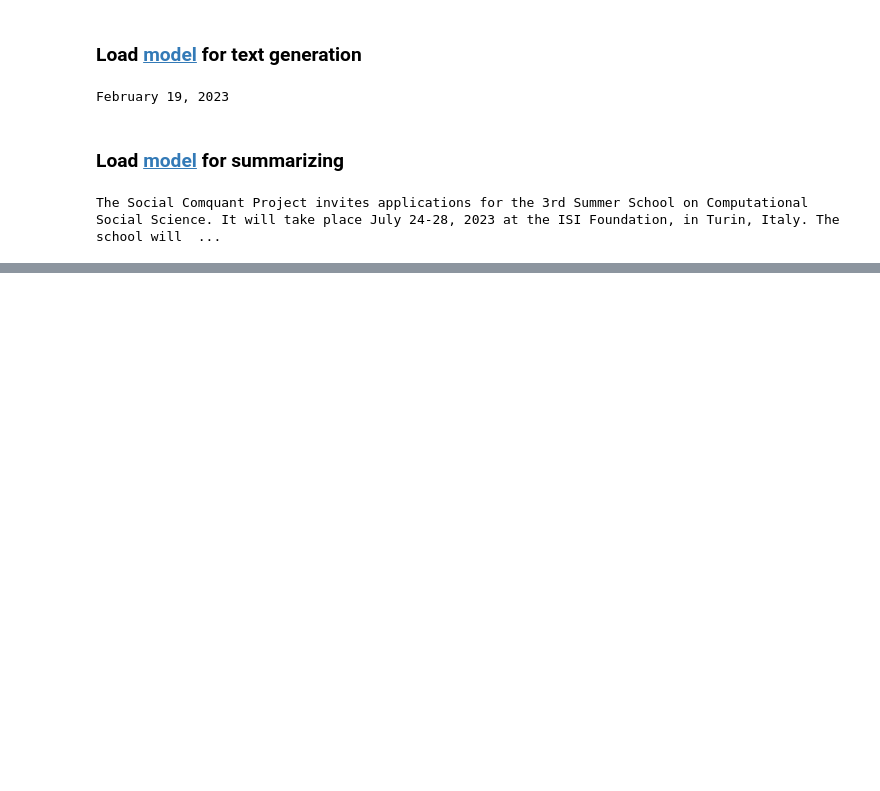
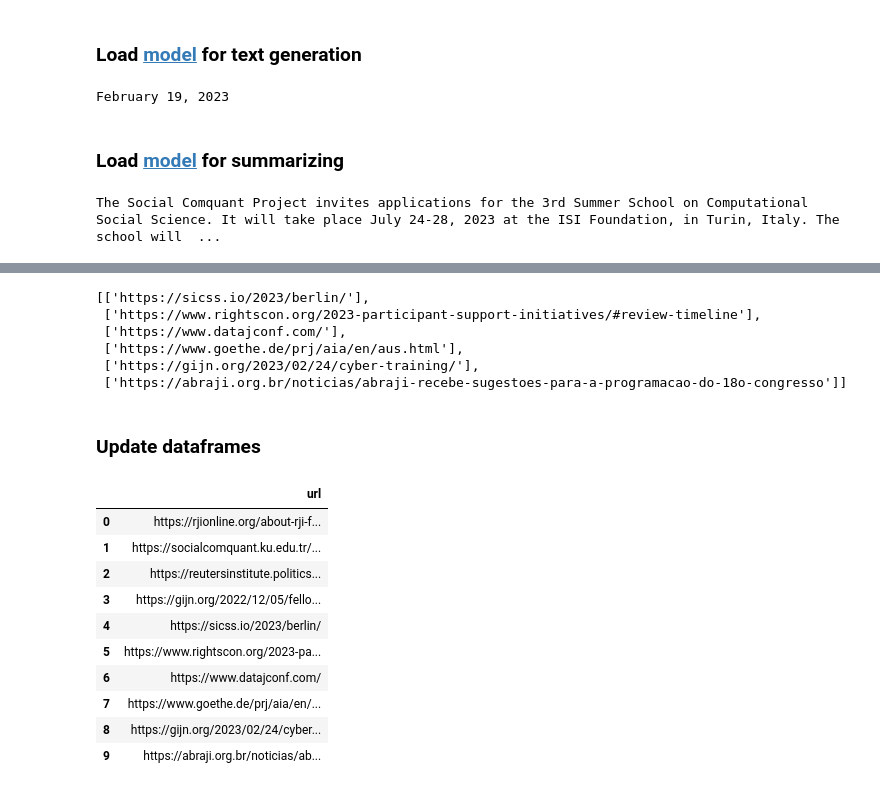
Before and after one commit to fer-aguirre/opportunities-db, a Jupyter notebook: notebooks/0.0-analyzing-data.ipynb, the cells around one changed output, grey strips where cells are left out. Saved outputs shown, nothing was run; the diff lists cells and outputs as text; code cells hidden in the pictures; blank space fills up the shorter version.

Commit message:
Update notebook to analyze data

```diff
--- a/notebooks/0.0-analyzing-data.ipynb
+++ b/notebooks/0.0-analyzing-data.ipynb
@@ -14,0 +18,6 @@ from transformers import AutoTokenizer, AutoModelForSeq2SeqLM, pipeline
+# %%
+import opportunities_db.data.load as load
+
+data_raw = load.data_raw
+data_processed = load.data_processed
+new_version = load.new_version
@@ -115,0 +147,30 @@ The Social Comquant Project invites applications for the 3rd Summer School on Co
+# %%
+urls = diff.values.tolist()
+urls
+# %% [output]
+[['https://sicss.io/2023/berlin/'],
+ ['https://www.rightscon.org/2023-participant-support-initiatives/#review-timeline'],
+ ['https://www.datajconf.com/'],
+ ['https://www.goethe.de/prj/aia/en/aus.html'],
+ ['https://gijn.org/2023/02/24/cyber-training/'],
+ ['https://abraji.org.br/noticias/abraji-recebe-sugestoes-para-a-programacao-do-18o-congresso']]
+# %% [markdown]
+### Update dataframes
+# %%
+df1 = pd.read_csv(data_raw)
+df2 = pd.read_csv(new_version)
+# %%
+df_join = df1.merge(df2, how='outer', on='url')
+df_join
+# %% [output]
+|  | url |
+| 0 | https://rjionline.org/about-rji-f... |
+| 1 | https://socialcomquant.ku.edu.tr/... |
+| 2 | https://reutersinstitute.politics... |
+| 3 | https://gijn.org/2022/12/05/fello... |
+| 4 | https://sicss.io/2023/berlin/ |
+| 5 | https://www.rightscon.org/2023-pa... |
+| 6 | https://www.datajconf.com/ |
+| 7 | https://www.goethe.de/prj/aia/en/... |
+| 8 | https://gijn.org/2023/02/24/cyber... |
+| 9 | https://abraji.org.br/noticias/ab... |
```
Also changed, not shown: parts of 7 cells of this notebook.
